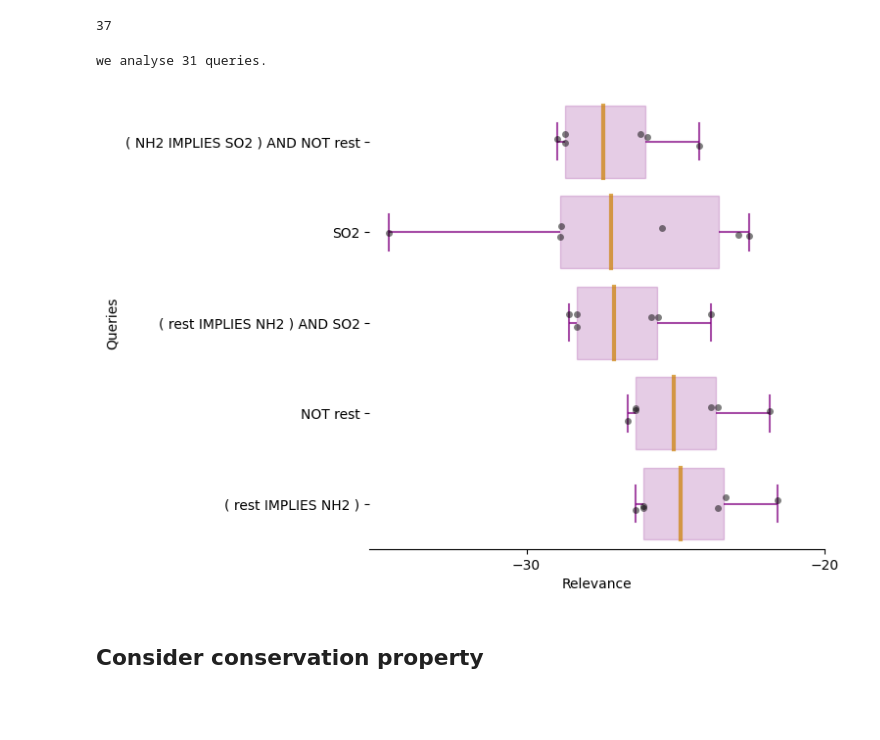
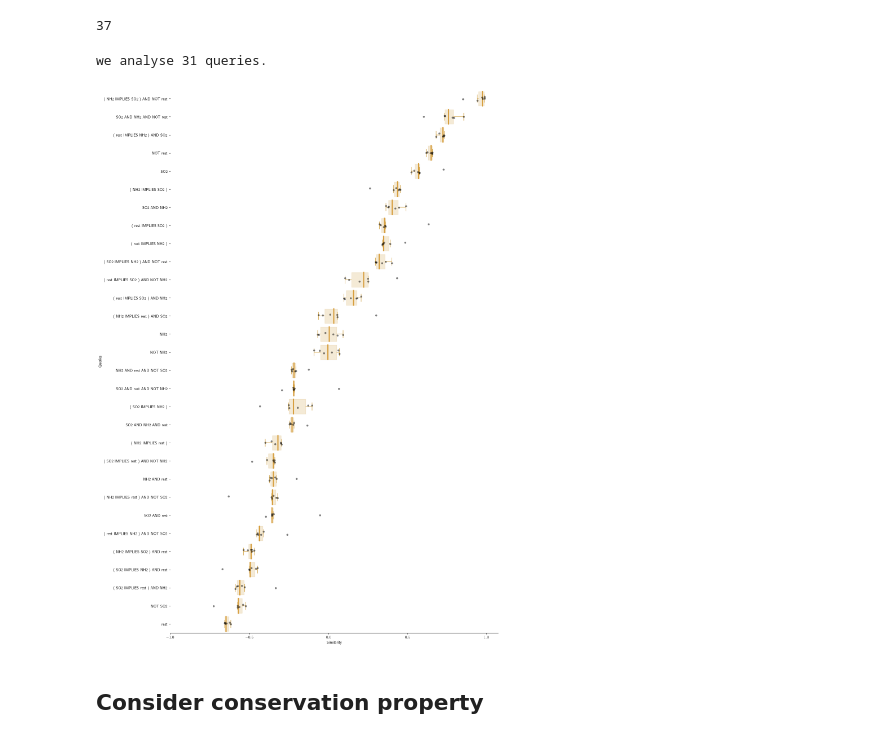
Before and after one commit to tschnake/Symbxai_retina, a Jupyter notebook: notebooks/mutag_explainations.ipynb, the cells around one changed output. Cells and saved outputs as stored; diff of their text form; code cells hidden in the pictures; blank space fills up the shorter version.

```diff
--- a/notebooks/mutag_explainations.ipynb
+++ b/notebooks/mutag_explainations.ipynb
@@ -121,0 +162,22 @@ for key, vals in mol_idx_by_substr_comb.items():
+# %%
+nb_vis = 1
+interesting_substructures = ('Specific aromatic amine', 'Sulfonamide')
+
+for idx in mol_idx_by_substr_comb[interesting_substructures][:nb_vis]:
+    sample = dataset[idx]
+    if sample.x.shape[0] != len(set(sample.edge_index[0].numpy())): # This is just a dataspecific bug
+        print('not for', idx)
+        # nbs_of_errors += 1
+        continue
+    plot_info = get_molecule_plot_info(sample,
+                                        dataset_name=dataset_name,
+                                        info_list=['pos', 'node_label_dict', 'bond_type_dict'])
+    molecule = plot_info['molecule']
+    Chem.SanitizeMol(molecule)
+
+    mol_substructures, _  = obtatin_intersting_subtr_indices(interesting_substructures, molecule, substructures_df)
+
+    print('molecule ID:', idx)
+    for substr_name, substr_idx in mol_substructures.items():
+        print(substr_name)
+        plot_substructure_match(molecule, substr_idx)
@@ -243,8 +343,6 @@ import re
 from symb_xai.query_search.utils import generate_promts
 
 
-
-all_concepts = ['NH2', 'SO2', 'rest']
 all_neg_and_pos_concepts = copy(all_concepts)
 
 
@@ -278,24 +376,26 @@ len(all_promts)
 import numpy as np
 from symb_xai.query_search.utils import corr
 from statistics import median
-from symb_xai.query_search import remove_semantic_duplicate_queries
+from symb_xai.query_search.utils import remove_semantic_duplicate_queries
 
 
 
-interesting_substructures = ('Specific aromatic amine', 'Sulfonamide')
+# interesting_substructures = ('Specific aromatic nitro', 'Trifluoromethyl Group')
 all_query_promts = remove_semantic_duplicate_queries(all_promts[::-1], all_concepts, verbose=False) #['NH2 AND SO2', 'NH2 AND NOT SO2', 'NOT NH2 AND SO2', 'NH2 AND rest', 'SO2 AND rest', 'SO2 IMPLIES NH2', 'NH2 IMPLIES SO2', 'SO2', 'SO2 AND NOT rest', '( NH2 IMPLIES SO2 ) AND NOT rest']
 
 print(f'we analyse {len(all_query_promts)} queries.')
 
 plot_samples = False
-plot_extent = 'queries_NH2_SO2'
-nb_max_queries = 5
-result_mode =  'Relevance' #  'Relevance'
+plot_extent = 'queries_NO2_SO3_all'
+nb_max_queries = -1
+result_mode =  'Similarity' #  'Relevance'
 
 concept_names = {
     'Specific aromatic nitro': 'NO2',
+    'Sulfonic Acid Group' : 'SO3',
     'Specific aromatic amine': 'NH2',
     'Sulfonamide' : 'SO2',
+    'Trifluoromethyl Group': 'CF3',
     'rest': 'rest'
 }
 
@@ -320,7 +420,7 @@ for idx in mol_idx_by_substr_comb[interesting_substructures]:
 
         explainer = MutagenicitySymbXAI(sample,
                                     model,
-                                    gamma=0.1,
+                                    gamma=gamma,
                                     scal_val=1.,
                                     target_class= None,
                                     debug = False)
@@ -350,34 +450,34 @@ for idx in mol_idx_by_substr_comb[interesting_substructures]:
         elif result_mode == 'Similarity':
             query_attributions[query_promt] += [corr(np.array(filter_vector),np.array(multi_order_vector))]
             plot_color = (0.8, .6, 0.2)
-            xticks = [-.5,-1]
+            xticks = [-1,-.5,0,.5,1]
         else:
             raise ValueError(f'result_mode = {result_mode} is not a valid input.')
 
     if plot_samples:
         display(Draw.MolToImage(molecule))
         plt.figure(figsize=(15,2))
         plt.bar( query_attributions.keys(),
                         [rels[-1] for rels in query_attributions.values()],
                         color=['red' if rels[-1]>0 else 'blue' for rels in query_attributions.values()])
         plt.show()
 
 sorted_query_attributions = dict(
     sorted(query_attributions.items(), key=lambda item: median(item[1]))
 )
 
 data = []
-for key, values in list(sorted_query_attributions.items())[:nb_max_queries]:
+for key, values in list(sorted_query_attributions.items())[::-1][:nb_max_queries]:
     for value in values:
         data.append({'Queries': key, result_mode: value})
 
 # Convert to DataFrame
 make_boxplots_with_stripplots(data,
              plot_extent=plot_extent + '_' + result_mode,
-             figsize=(6,6),
+             figsize=(15,25),
              boxcolor=plot_color,
              outlier_quantile=0,
              xticks = xticks)
 # %% [output]
 we analyse 31 queries.
-[figure, old version]
+[figure, new version]
```
Also changed, not shown: parts of 11 cells of this notebook, 6 other files.
